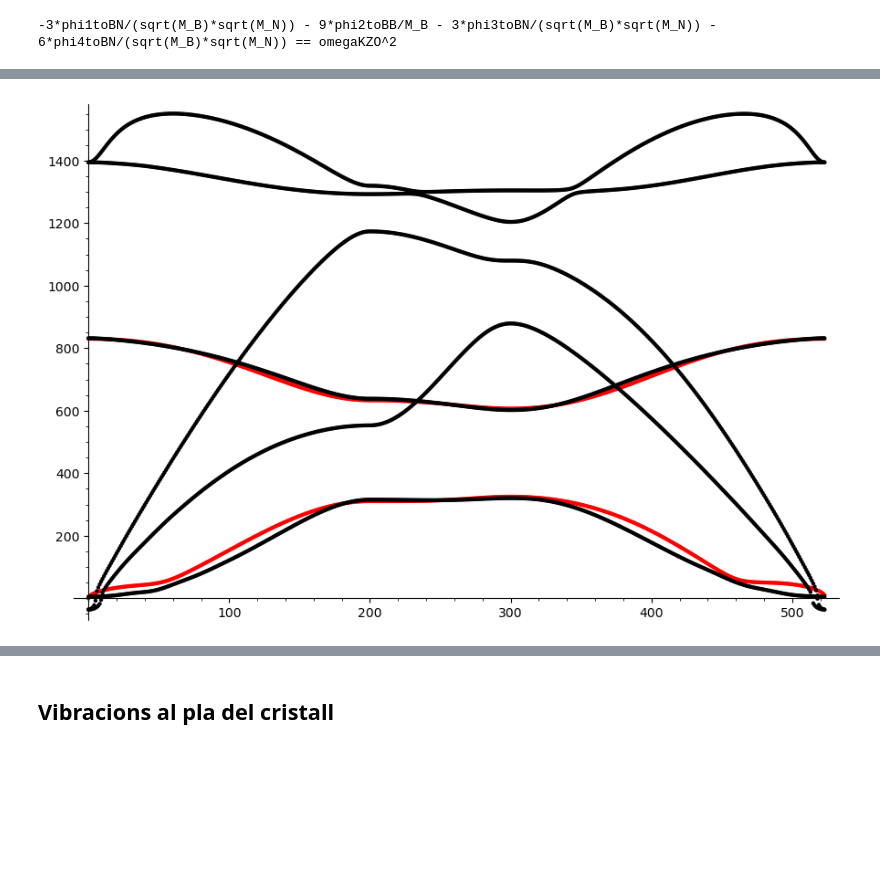
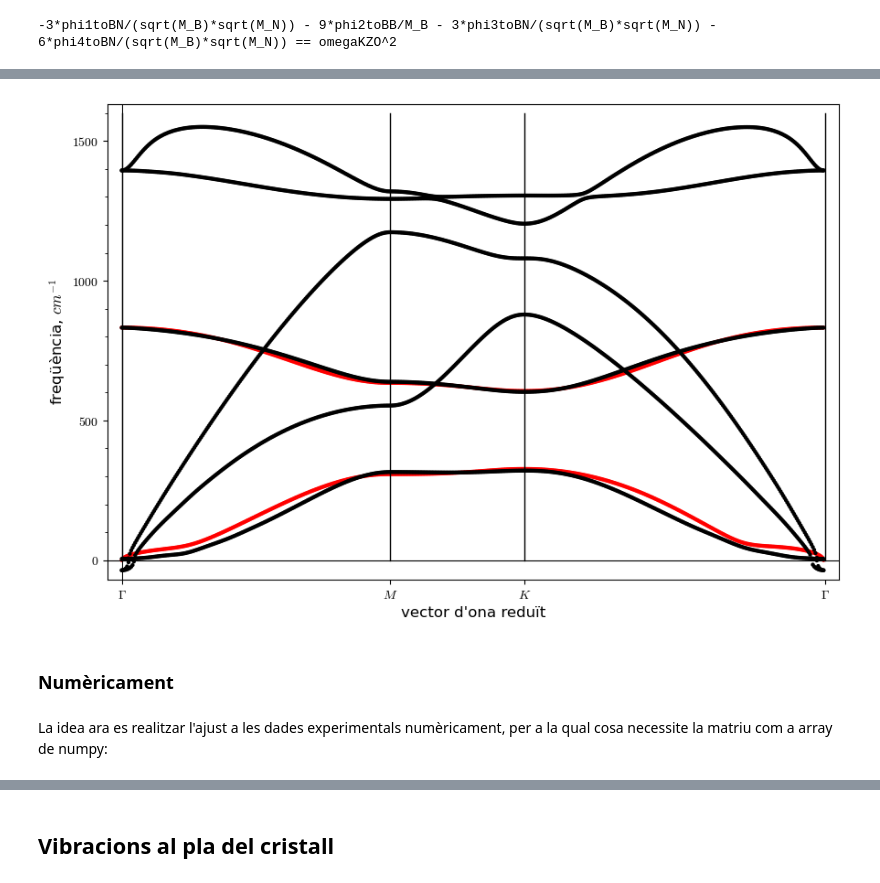
Before and after one commit to CasimirVictoria/TFG-Semiconductores_2D, a Jupyter notebook: _sources/formulacio_matriu_dinamica.ipynb, the cells around one changed output, grey strips where cells are left out. Drawn from its saved outputs; the diff is of its cells as text; code cells hidden in the pictures; blank space fills up the shorter version.

```diff
--- a/_sources/formulacio_matriu_dinamica.ipynb
+++ b/_sources/formulacio_matriu_dinamica.ipynb
@@ -431,10 +398,7 @@ D_zz4ts=Matrix([[D2BB4ts_zz,D1BN_zz+D3BN_zz+D4BN_zz], [D1NB_zz+D3NB_zz+D4BN_zz,D
 # %% [markdown]
 Per al punt $(k_x=0, k_y=0)$, la matriu que tenim és:
 # %%
-from periodictable import C, B, N, constants
-u=constants.atomic_mass_constant*10**3 #para que este en CGS (y las const. de fuerza en dyn)
-
-omega_Gamma_ZO=830 #cm-1
+omega_Gamma_ZO=832 #cm-1
 omega_Gamma_ZA=0
 D_Gamma3ers_zz=D_zz3ers.subs(q_x=0,q_y=0) #,(M_B,B.mass*u),(M_N,N.mass*u)])
 show(D_Gamma3ers_zz)
@@ -770,18 +744,49 @@ DF_freq_calculades_perp_planol.to_csv("freq_calculades_perp_planol4ts.dat", sep=
-# %%
-dades_calculades_perp_planol=loadtxt("freq_calculades_perp_planol4ts.dat")
-show(\
-points(zip(dades_calculades_perp_planol[:200,0], dades_calculades_perp_planol[:200,1]), color="red")+\
-points(zip(dades_calculades_perp_planol[:200,0], dades_calculades_perp_planol[:200,2]), color="red")+\
-points(zip(dades_calculades_perp_planol[200:300,0], dades_calculades_perp_planol[200:300,1]), color="red")+\
-points(zip(dades_calculades_perp_planol[200:300,0], dades_calculades_perp_planol[200:300,2]), color="red")+\
-points(zip(dades_calculades_perp_planol[300:524,0], dades_calculades_perp_planol[300:524,1]), color="red")+\
-points(zip(dades_calculades_perp_planol[300:524,0], dades_calculades_perp_planol[300:524,2]), color="red")+\
-points(zip(dades[:524,0], dades[:524,1]), color="black") +\
-points(zip(dades[524:1048,0], dades[524:1048,1]), color="black") +\
-points(zip(dades[1048:1572,0], dades[1048:1572,1]), color="black") +\
-points(zip(dades[1572:2096,0], dades[1572:2096,1]), color="black") +\
-points(zip(dades[2096:2620,0], dades[2096:2620,1]), color="black") +\
-points(zip(dades[2620:3144,0], dades[2620:3144,1]), color="black")
-     ,figsize=9)
-# %% [output]
-[figure, removed]
+# %%
+#Freqüències de Gamma a M (i les guardem com un dataframe). Calculem 200 punts en este interval
+freq_perp_planol_Gamma_a_M=real_part(sqrt(np.linalg.eigvals(\
+     np.array([D_zz4ts.subs(Solucions4ts, a=1, q_x=x/199*pi, q_y=x/199*pi/sqrt(3),\
+                    M_B=B.mass, M_N=N.mass).numpy(dtype='complex64') for x in range(200)]))))
+
+DF_freq_perp_planol_Gamma_a_M=pd.DataFrame(freq_perp_planol_Gamma_a_M)
+
+#Freqüències de M a K (i les guardem com un dataframe). Calculem 100 punts en este interval
+freq_perp_planol_M_a_K=real_part(sqrt(np.linalg.eigvals(\
+     np.array([D_zz4ts.subs(Solucions4ts, a=1, q_x=pi*(1+x/(3*99)), q_y=pi/sqrt(3)*(1-x/99),\
+                    M_B=B.mass, M_N=N.mass).numpy(dtype='complex64') for x in range(100)]))))
+
+DF_freq_perp_planol_M_a_K=pd.DataFrame(freq_perp_planol_M_a_K)
+
+#Freqüències de K a Gamma (i les guardem com un dataframe). Calculem 124 punts en este interval
+freq_perp_planol_K_a_Gamma=real_part(sqrt(np.linalg.eigvals(\
+     np.array([D_zz4ts.subs(Solucions4ts, a=1, q_x=4*pi/3*(1-x/223), q_y=0,\
+                    M_B=B.mass, M_N=N.mass).numpy(dtype='complex64') for x in range(224)]))))
+
+DF_freq_perp_planol_K_a_Gamma=pd.DataFrame(freq_perp_planol_K_a_Gamma)
+
+DF_freq_calculades_perp_planol=pd.concat([DF_freq_perp_planol_Gamma_a_M,DF_freq_perp_planol_M_a_K,\
+                                    DF_freq_perp_planol_K_a_Gamma],ignore_index=True)
+DF_freq_calculades_perp_planol
+DF_freq_calculades_perp_planol.to_csv("freq_calculades_perp_planol4ts.dat", sep='\t', encoding='utf-8', header=False)
+
+dades_calculades_perp_planol=loadtxt("freq_calculades_perp_planol4ts.dat")
+dispersioZ4ts=(points(zip(dades_calculades_perp_planol[:200,0], dades_calculades_perp_planol[:200,1]), color="red")+\
+points(zip(dades_calculades_perp_planol[:200,0], dades_calculades_perp_planol[:200,2]), color="red")+\
+points(zip(dades_calculades_perp_planol[200:300,0], dades_calculades_perp_planol[200:300,1]), color="red")+\
+points(zip(dades_calculades_perp_planol[200:300,0], dades_calculades_perp_planol[200:300,2]), color="red")+\
+points(zip(dades_calculades_perp_planol[300:524,0], dades_calculades_perp_planol[300:524,1]), color="red")+\
+points(zip(dades_calculades_perp_planol[300:524,0], dades_calculades_perp_planol[300:524,2]), color="red")+\
+points(zip(dades[:524,0], dades[:524,1]), color="black") +\
+points(zip(dades[524:1048,0], dades[524:1048,1]), color="black") +\
+points(zip(dades[1048:1572,0], dades[1048:1572,1]), color="black") +\
+points(zip(dades[1572:2096,0], dades[1572:2096,1]), color="black") +\
+points(zip(dades[2096:2620,0], dades[2096:2620,1]), color="black") +\
+points(zip(dades[2620:3144,0], dades[2620:3144,1]), color="black") +\
+line([(0,0), (0,1600)],color="black")+\
+line([(200,0), (200,1600)],color="black")+\
+line([(300,0), (300,1600)],color="black")+\
+line([(524,0), (524,1600)],color="black"))
+
+show(dispersioZ4ts,figsize=9,ticks=[[0,200,300,524],500], tick_formatter=[[r"$\Gamma$","$M$", "$K$",r"$\Gamma$"],500],\
+     axes_labels=['vector d\'ona reduït','freqüència, $cm^{-1}$'],axes_labels_size=1.2, frame=True)
+# %% [output]
+[figure, added]
@@ -787,0 +796,4 @@ points(zip(dades[2620:3144,0], dades[2620:3144,1]), color="black")
+# %% [markdown]
+### Numèricament
+# %% [markdown]
+La idea ara es realitzar l'ajust a les dades experimentals numèricament, per a la qual cosa necessite la matriu com a array de numpy:
```
Also changed, not shown: parts of 86 cells of this notebook, 6 other files.
